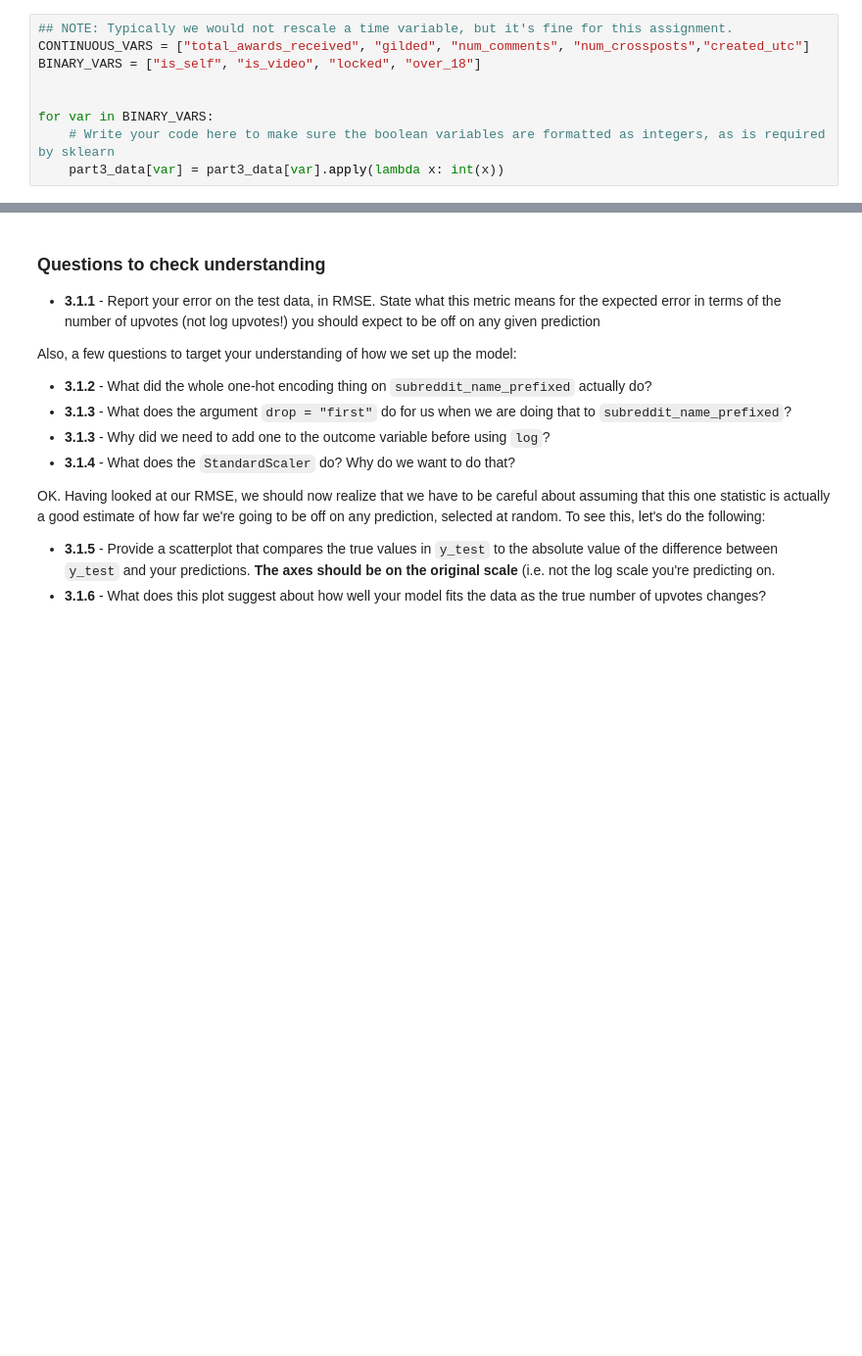
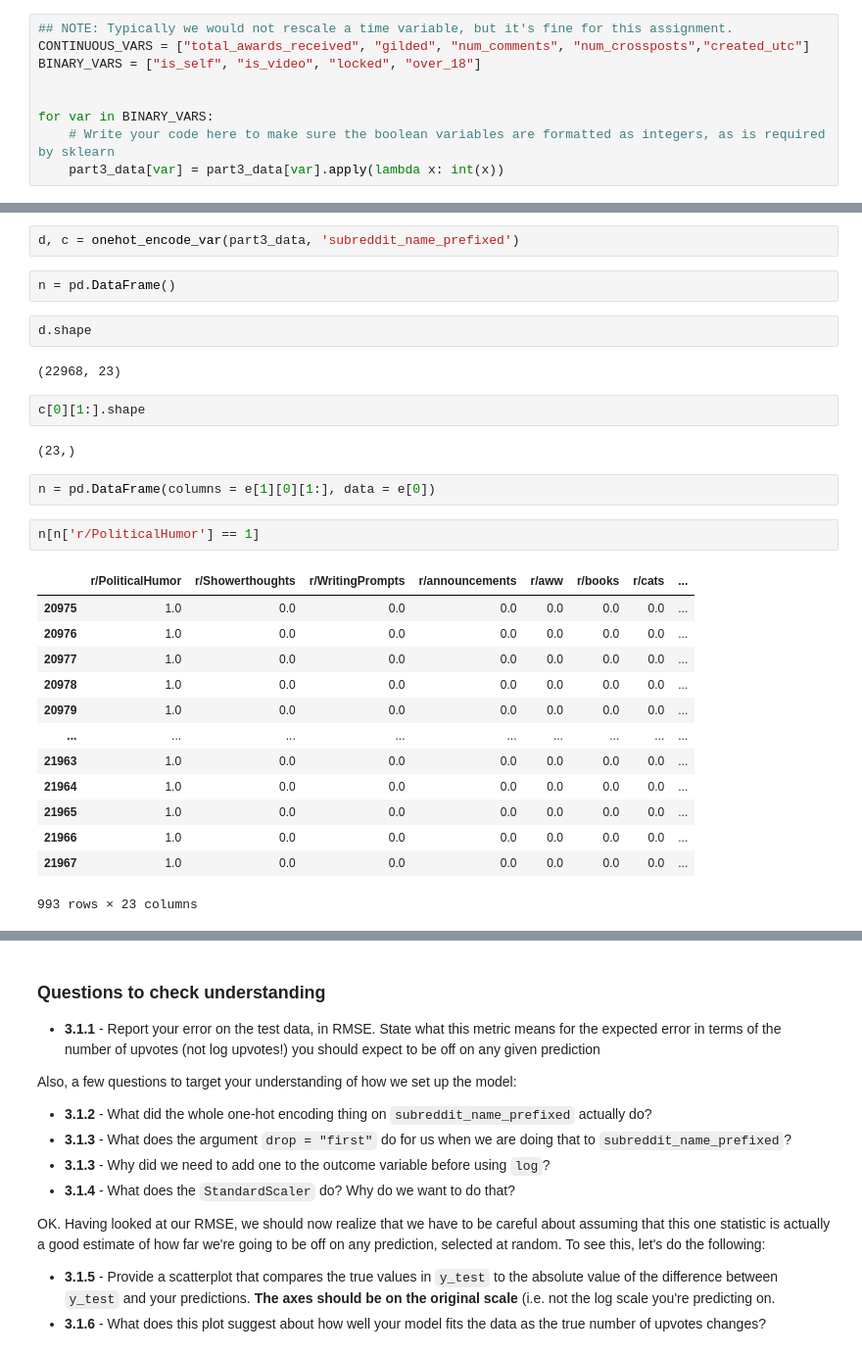
Before and after one commit to bhosalems/CSE-574-PA, a Jupyter notebook: assignment1/assignment_1_474_s22.ipynb, the cells around one changed output, grey strips where cells are left out. Shown at 98% size. Saved outputs shown, nothing was run; the diff lists cells and outputs as text; blank space fills up the shorter version.

```diff
--- a/assignment1/assignment_1_474_s22.ipynb
+++ b/assignment1/assignment_1_474_s22.ipynb
@@ -559,6 +572,36 @@ def onehot_encode_var(data, varname):
 
     # return the onehot encoded variable
     return onehot_encoded_variable, encoder.categories_
+# %%
+d, c = onehot_encode_var(part3_data, 'subreddit_name_prefixed')
+# %%
+n = pd.DataFrame()
+# %%
+d.shape
+# %% [output]
+(22968, 23)
+# %%
+c[0][1:].shape
+# %% [output]
+(23,)
+# %%
+n = pd.DataFrame(columns = e[1][0][1:], data = e[0])
+# %%
+n[n['r/PoliticalHumor'] == 1]
+# %% [output]
+|  | r/PoliticalHumor | r/Showerthoughts | r/WritingPrompts | r/announcements | r/aww | r/books | r/cats | ... |
+| 20975 | 1.0 | 0.0 | 0.0 | 0.0 | 0.0 | 0.0 | 0.0 | ... |
+| 20976 | 1.0 | 0.0 | 0.0 | 0.0 | 0.0 | 0.0 | 0.0 | ... |
+| 20977 | 1.0 | 0.0 | 0.0 | 0.0 | 0.0 | 0.0 | 0.0 | ... |
+| 20978 | 1.0 | 0.0 | 0.0 | 0.0 | 0.0 | 0.0 | 0.0 | ... |
+| 20979 | 1.0 | 0.0 | 0.0 | 0.0 | 0.0 | 0.0 | 0.0 | ... |
+| ... | ... | ... | ... | ... | ... | ... | ... | ... |
+| 21963 | 1.0 | 0.0 | 0.0 | 0.0 | 0.0 | 0.0 | 0.0 | ... |
+| 21964 | 1.0 | 0.0 | 0.0 | 0.0 | 0.0 | 0.0 | 0.0 | ... |
+| 21965 | 1.0 | 0.0 | 0.0 | 0.0 | 0.0 | 0.0 | 0.0 | ... |
+| 21966 | 1.0 | 0.0 | 0.0 | 0.0 | 0.0 | 0.0 | 0.0 | ... |
+| 21967 | 1.0 | 0.0 | 0.0 | 0.0 | 0.0 | 0.0 | 0.0 | ... |
+993 rows × 23 columns
 # %%
 # OK, now we're going to write our code to run the model!
 from sklearn.linear_model import LinearRegression
```
Also changed, not shown: parts of 4 cells of this notebook.
